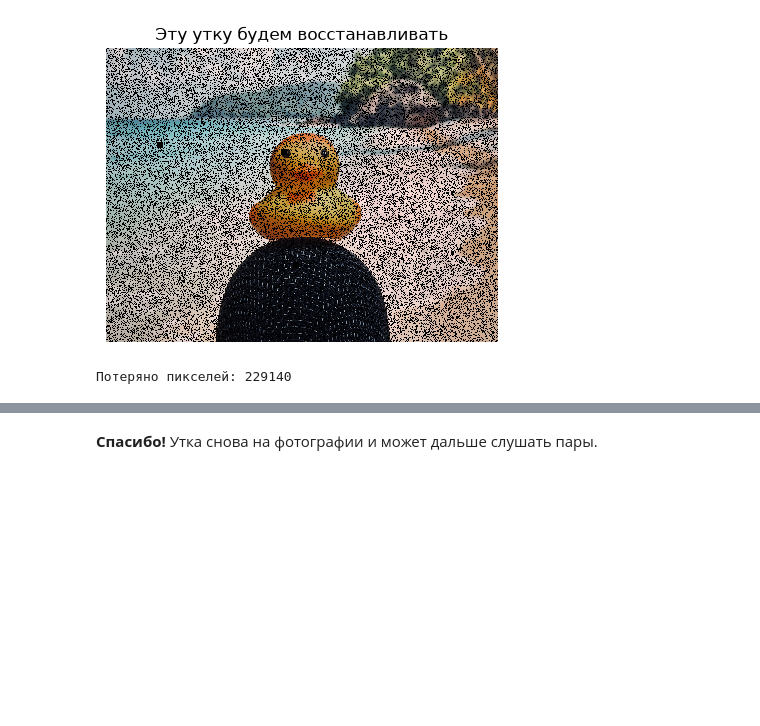
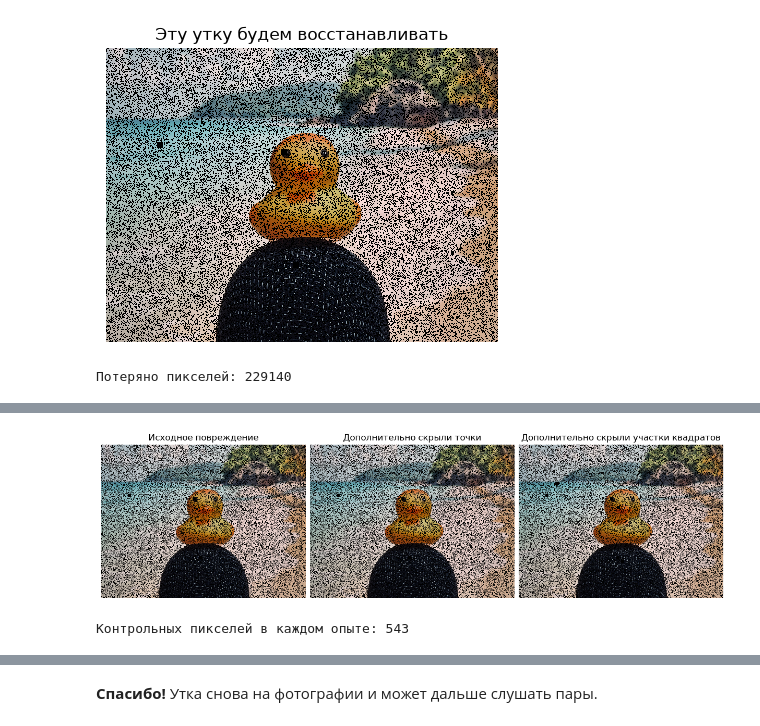
Before and after one commit to GordeyZuev/python-course-hse, a Jupyter notebook: Materials/Pro/Homeworks/BIH_HW/HW_1/HW_1.ipynb, the cells around one changed output, grey strips where cells are left out. Saved outputs shown, nothing was run; the diff lists cells and outputs as text; code cells hidden in the pictures; blank space fills up the shorter version.

```diff
--- a/Materials/Pro/Homeworks/BIH_HW/HW_1/HW_1.ipynb
+++ b/Materials/Pro/Homeworks/BIH_HW/HW_1/HW_1.ipynb
@@ -580 +637,12 @@ check_task("restore_baseline", restore_baseline)
+# %%
+control_masks = make_control_masks(final_missing)
+show_images({
+    'Исходное повреждение': final_damaged,
+    'Дополнительно скрыли точки': damage(final_damaged, control_masks['points']),
+    'Дополнительно скрыли участки квадратов': damage(final_damaged, control_masks['blocks']),
+})
+print('Контрольных пикселей в каждом опыте:', int(control_masks['blocks'].sum()))
+# %% [output]
+[figure, added]
+Контрольных пикселей в каждом опыте: 543
 # %% [markdown]
```
Also changed, not shown: parts of 60 cells of this notebook, 22 other files.
